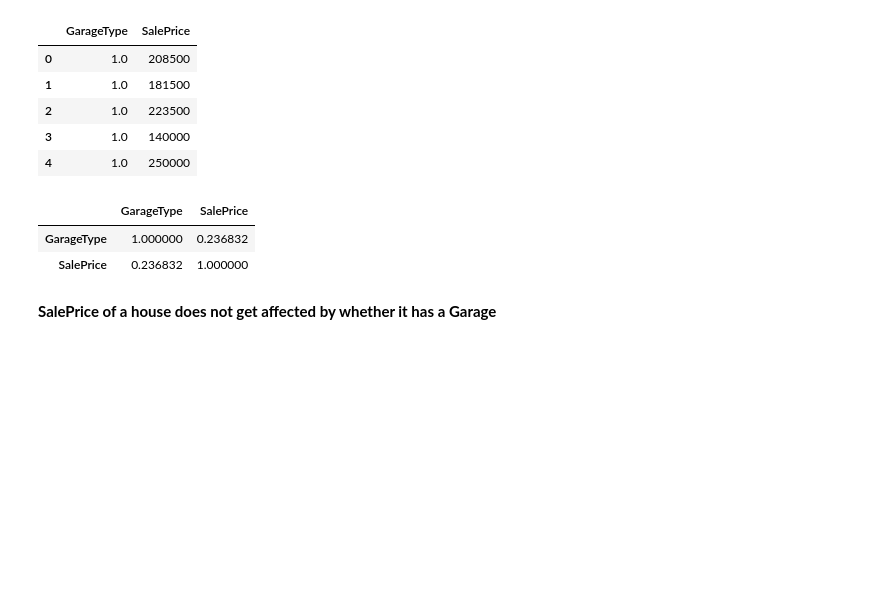
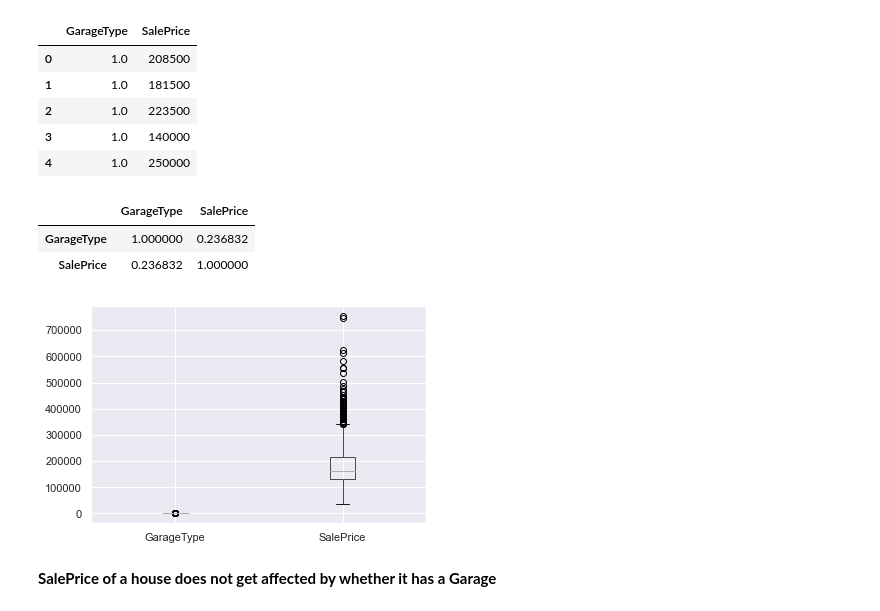
Before and after one commit to KenzeWee/SC1015Labwork, a Jupyter notebook: Exercise3_Solution.ipynb, the cells around one changed output. Drawn from its saved outputs; the diff is of its cells as text; code cells hidden in the pictures; blank space fills up the shorter version.

```diff
--- a/Exercise3_Solution.ipynb
+++ b/Exercise3_Solution.ipynb
@@ -283,5 +287,9 @@ df3.corr()
 |  | GarageType | SalePrice |
 | GarageType | 1.000000 | 0.236832 |
 | SalePrice | 0.236832 | 1.000000 |
+# %%
+boxplot = df3.boxplot(column=['GarageType', 'SalePrice'])
+# %% [output]
+[figure, added]
 # %% [markdown]
 **SalePrice of a house does not get affected by whether it has a Garage**
```
Also changed, not shown: parts of 2 cells of this notebook.
